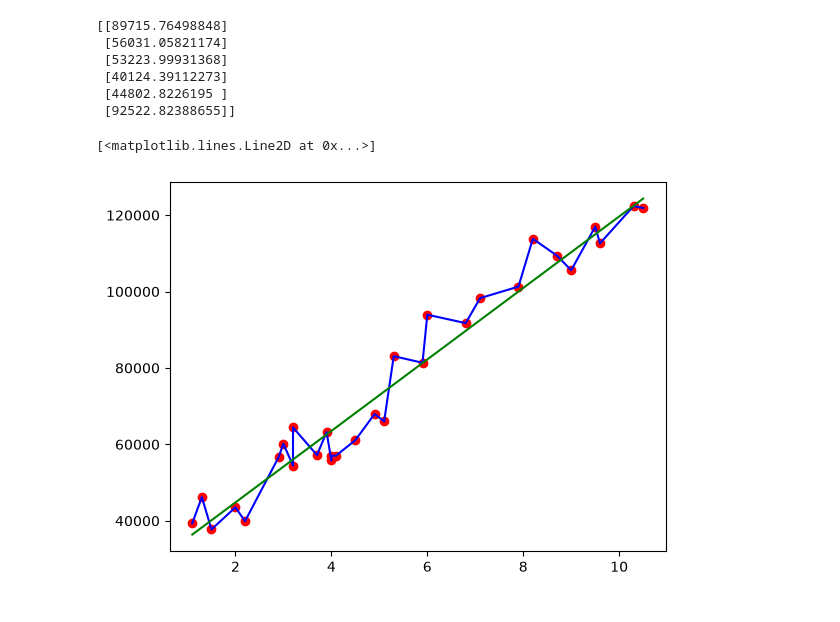
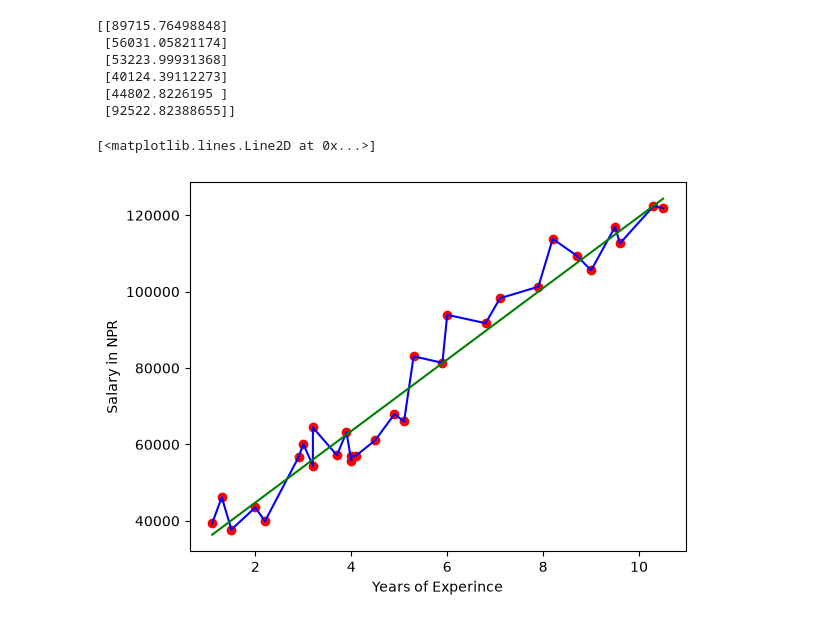
Before and after one commit to MaisasurKodes/ML, a Jupyter notebook: NoteBooks/Salary_Employee_SLR.ipynb, the cells around one changed output. Saved outputs shown, nothing was run; the diff lists cells and outputs as text; code cells hidden in the pictures.

Commit message:
Plotting against test,train and orginal dataset done

```diff
--- a/NoteBooks/Salary_Employee_SLR.ipynb
+++ b/NoteBooks/Salary_Employee_SLR.ipynb
@@ -41,28 +41,30 @@ print(Y_train)
 # %%
 #traning data
 from sklearn.linear_model import LinearRegression
 regressor=LinearRegression()
 regressor.fit(X_train,Y_train)
 Ypred=regressor.predict(X)
 
 Error=Ypred-Y
 weight,bias=regressor.coef_,regressor.intercept_
 
 def calculateY(X):
     return (X*weight)+bias
 
 
 print(predY)
 
 plt.scatter(X,Y,c='r')
+plt.xlabel("Years of Experince")
+plt.ylabel("Salary in NPR")
 plt.plot(X,Y,c='b')
 plt.plot(X,Ypred,c='g')
 # %% [output]
 [[89715.76498848]
  [56031.05821174]
  [53223.99931368]
  [40124.39112273]
  [44802.8226195 ]
  [92522.82388655]]
 [<matplotlib.lines.Line2D at 0x...>]
-[figure, old version]
+[figure, new version]
```
Also changed, not shown: parts of 6 cells of this notebook, 1 other file.
